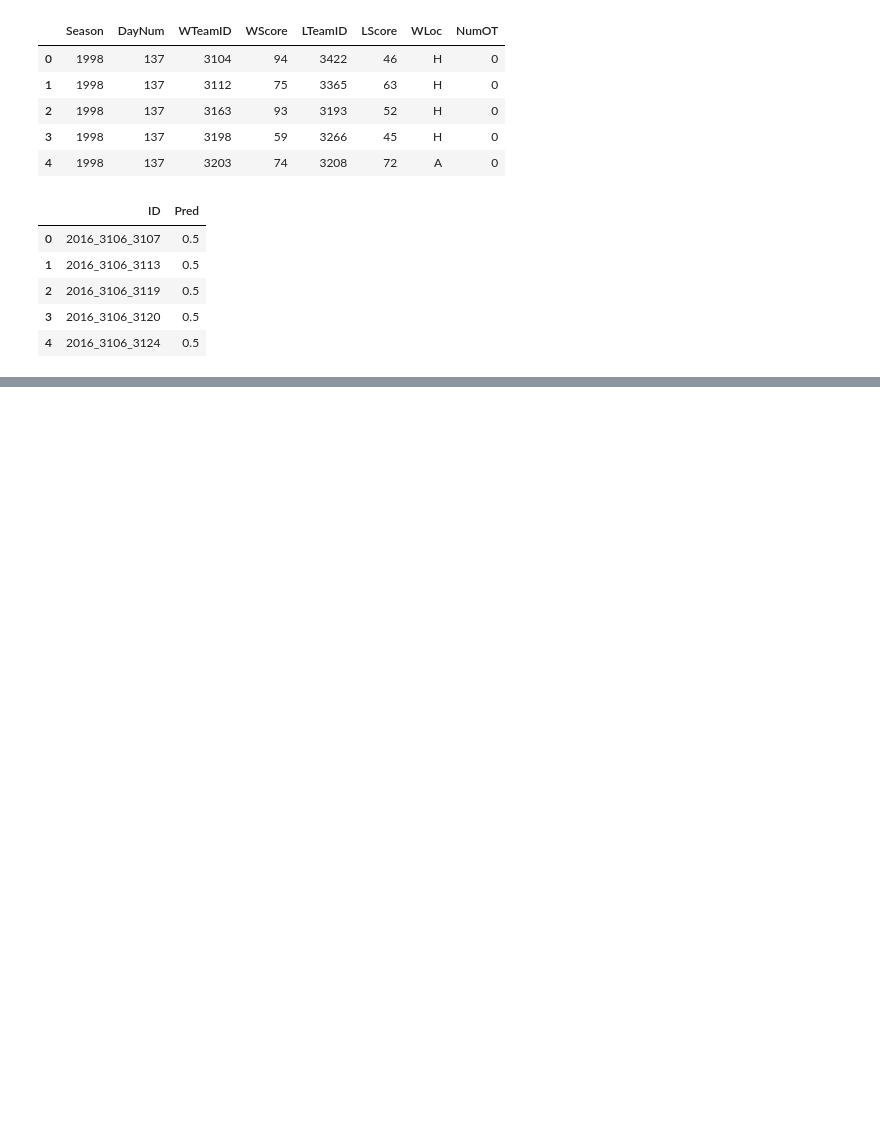
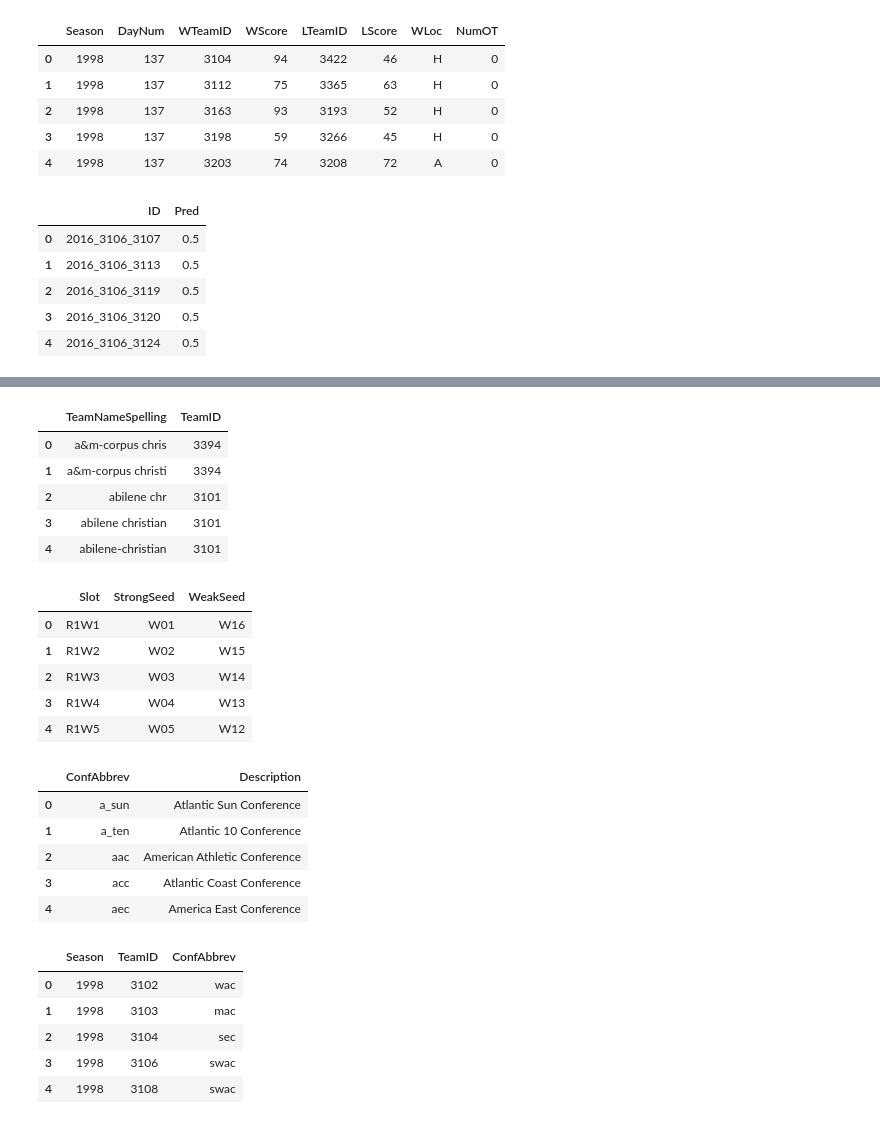
Before and after one commit to AlimamHu/advertisment_priceSPEND_Impact_to_price, a Jupyter notebook: woman-world-cup-cempintship-pridiction.ipynb, the cells around one changed output, grey strips where cells are left out. Cells and saved outputs as stored; diff of their text form; code cells hidden in the pictures; blank space fills up the shorter version.

```diff
--- a/woman-world-cup-cempintship-pridiction.ipynb
+++ b/woman-world-cup-cempintship-pridiction.ipynb
@@ -322,0 +330,30 @@ for  i in song:
+# %%
+# Data_section_4
+Data_section_4=[WTeamSpellings, WNCAATourneySlots, Conferences, WTeamConferences]
+for  i in Data_section_4:
+    display(i.head(5))
+# %% [output]
+|  | TeamNameSpelling | TeamID |
+| 0 | a&m-corpus chris | 3394 |
+| 1 | a&m-corpus christi | 3394 |
+| 2 | abilene chr | 3101 |
+| 3 | abilene christian | 3101 |
+| 4 | abilene-christian | 3101 |
+|  | Slot | StrongSeed | WeakSeed |
+| 0 | R1W1 | W01 | W16 |
+| 1 | R1W2 | W02 | W15 |
+| 2 | R1W3 | W03 | W14 |
+| 3 | R1W4 | W04 | W13 |
+| 4 | R1W5 | W05 | W12 |
+|  | ConfAbbrev | Description |
+| 0 | a_sun | Atlantic Sun Conference |
+| 1 | a_ten | Atlantic 10 Conference |
+| 2 | aac | American Athletic Conference |
+| 3 | acc | Atlantic Coast Conference |
+| 4 | aec | America East Conference |
+|  | Season | TeamID | ConfAbbrev |
+| 0 | 1998 | 3102 | wac |
+| 1 | 1998 | 3103 | mac |
+| 2 | 1998 | 3104 | sec |
+| 3 | 1998 | 3106 | swac |
+| 4 | 1998 | 3108 | swac |
```
Also changed, not shown: parts of 13 cells of this notebook.
